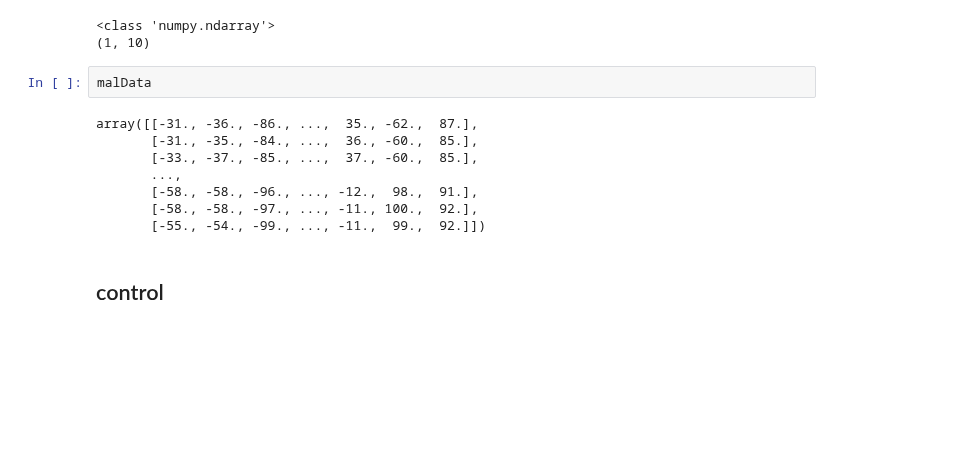
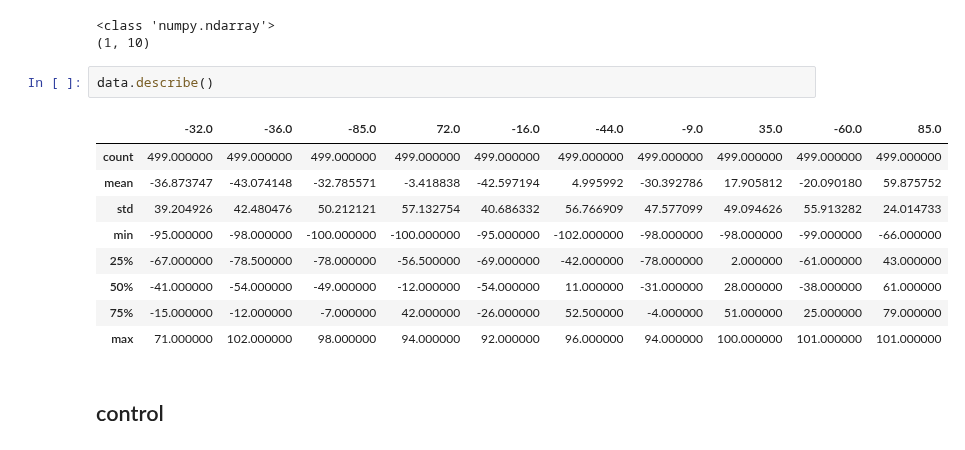
Before and after one commit to DHuertasTR/SecureLearningDRL, a Jupyter notebook: code 2021/DRL_pytorch.ipynb, the cells around one changed output. Saved outputs shown, nothing was run; the diff lists cells and outputs as text; blank space fills up the shorter version.

```diff
--- a/code 2021/DRL_pytorch.ipynb
+++ b/code 2021/DRL_pytorch.ipynb
@@ -16,16 +16,18 @@ print(malData[:1].shape)
 # %% [output]
 <class 'numpy.ndarray'>
 (1, 10)
-# %%
-malData
-# %% [output]
-array([[-31., -36., -86., ...,  35., -62.,  87.],
-       [-31., -35., -84., ...,  36., -60.,  85.],
-       [-33., -37., -85., ...,  37., -60.,  85.],
-       ...,
-       [-58., -58., -96., ..., -12.,  98.,  91.],
-       [-58., -58., -97., ..., -11., 100.,  92.],
-       [-55., -54., -99., ..., -11.,  99.,  92.]])
+# %%
+data.describe()
+# %% [output]
+|  | -32.0 | -36.0 | -85.0 | 72.0 | -16.0 | -44.0 | -9.0 | 35.0 | -60.0 | 85.0 |
+| count | 499.000000 | 499.000000 | 499.000000 | 499.000000 | 499.000000 | 499.000000 | 499.000000 | 499.000000 | 499.000000 | 499.000000 |
+| mean | -36.873747 | -43.074148 | -32.785571 | -3.418838 | -42.597194 | 4.995992 | -30.392786 | 17.905812 | -20.090180 | 59.875752 |
+| std | 39.204926 | 42.480476 | 50.212121 | 57.132754 | 40.686332 | 56.766909 | 47.577099 | 49.094626 | 55.913282 | 24.014733 |
+| min | -95.000000 | -98.000000 | -100.000000 | -100.000000 | -95.000000 | -102.000000 | -98.000000 | -98.000000 | -99.000000 | -66.000000 |
+| 25% | -67.000000 | -78.500000 | -78.000000 | -56.500000 | -69.000000 | -42.000000 | -78.000000 | 2.000000 | -61.000000 | 43.000000 |
+| 50% | -41.000000 | -54.000000 | -49.000000 | -12.000000 | -54.000000 | 11.000000 | -31.000000 | 28.000000 | -38.000000 | 61.000000 |
+| 75% | -15.000000 | -12.000000 | -7.000000 | 42.000000 | -26.000000 | 52.500000 | -4.000000 | 51.000000 | 25.000000 | 79.000000 |
+| max | 71.000000 | 102.000000 | 98.000000 | 94.000000 | 92.000000 | 96.000000 | 94.000000 | 100.000000 | 101.000000 | 101.000000 |
 # %% [markdown]
 ## control
 # %%
```
Also changed, not shown: parts of 4 cells of this notebook, 4 other files.
